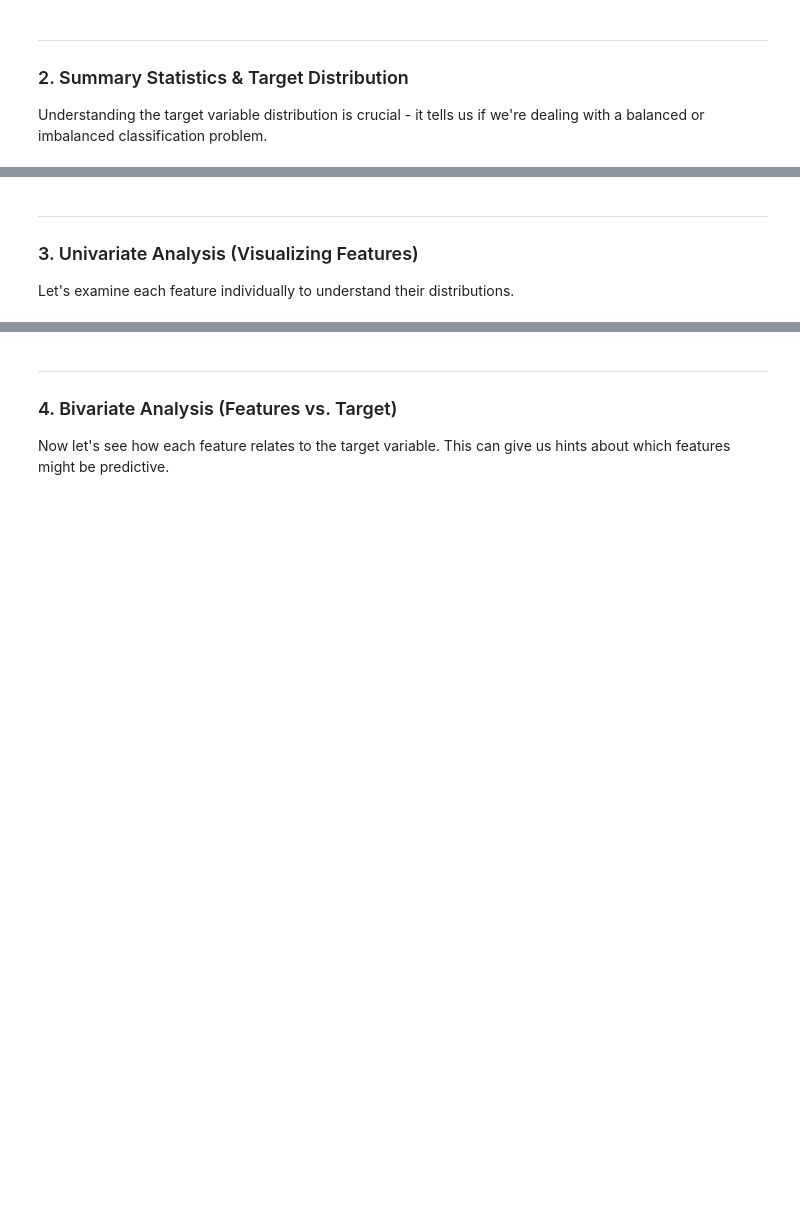
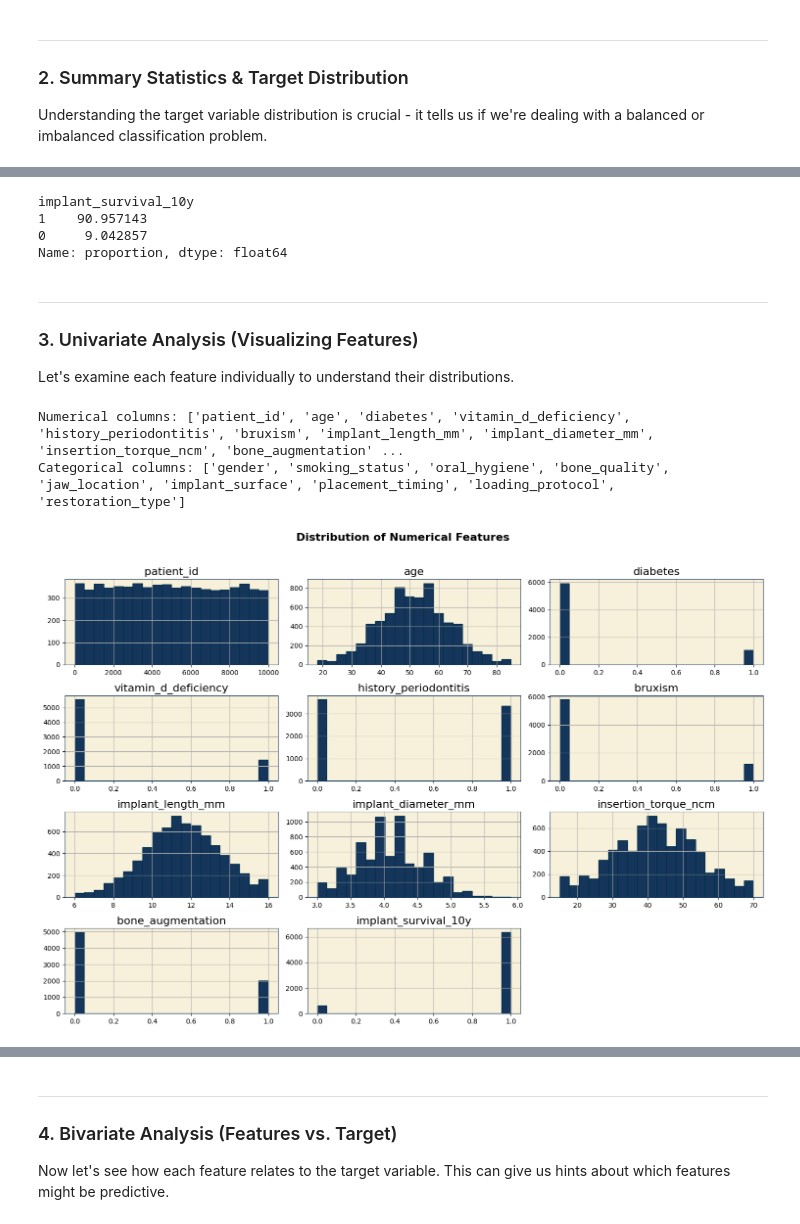
Before and after one commit to Tuminha/Implant-Success-Kaggle-Competition-, a Jupyter notebook: notebooks/01_EDA.ipynb, the cells around one changed output, grey strips where cells are left out. Saved outputs shown, nothing was run; the diff lists cells and outputs as text; code cells hidden in the pictures; blank space fills up the shorter version.

```diff
--- a/notebooks/01_EDA.ipynb
+++ b/notebooks/01_EDA.ipynb
@@ -119,7 +234,15 @@ plt.show()
 # TODO: Calculate the percentage of each class in the target variable.
 # Hint: Use df['implant_survival_10y'].value_counts(normalize=True) * 100
 # This will help you understand if the dataset is imbalanced.
-...
+
+survived_percentage = df['implant_survival_10y'].value_counts(normalize=True) * 100
+
+print(survived_percentage)
+# %% [output]
+implant_survival_10y
+1    90.957143
+0     9.042857
+Name: proportion, dtype: float64
 # %% [markdown]
 ---
 
@@ -131,26 +254,34 @@ Let's examine each feature individually to understand their distributions.
 # Hint: Use df.select_dtypes(include=['int64', 'float64']).columns for numerical
 # and df.select_dtypes(include=['object']).columns for categorical.
 
-numerical_cols = ...
-categorical_cols = ...
+numerical_cols = df.select_dtypes(include=['int64', 'float64']).columns
+categorical_cols = df.select_dtypes(include=['object']).columns
 
 print(f"Numerical columns: {list(numerical_cols)}")
 print(f"Categorical columns: {list(categorical_cols)}")
+# %% [output]
+Numerical columns: ['patient_id', 'age', 'diabetes', 'vitamin_d_deficiency', 'history_periodontitis', 'bruxism', 'implant_length_mm', 'implant_diameter_mm', 'insertion_torque_ncm', 'bone_augmentation' ...
+Categorical columns: ['gender', 'smoking_status', 'oral_hygiene', 'bone_quality', 'jaw_location', 'implant_surface', 'placement_timing', 'loading_protocol', 'restoration_type']
 # %%
 # TODO: Create histograms for all numerical features to understand their distributions.
 # Hint: Use df[numerical_cols].hist() and adjust the figure size.
 
 # TODO: Create histograms
 # df[numerical_cols].hist(bins=20, figsize=(15, 10), color=COLORS['periospot_blue'],
 #                         edgecolor=COLORS['mystic_blue'])
-...
+
+df[numerical_cols].hist(bins=20, figsize=(15, 10), color=COLORS['periospot_blue'],
+                        edgecolor=COLORS['mystic_blue'])
+
 
 plt.suptitle('Distribution of Numerical Features', fontsize=16, fontweight='bold', y=1.02)
 plt.tight_layout()
 
 # TODO: Save the figure
-# plt.savefig('../figures/numerical_distributions.png', dpi=150, bbox_inches='tight')
+plt.savefig('../figures/numerical_distributions.png', dpi=150, bbox_inches='tight')
 plt.show()
+# %% [output]
+[figure, added]
 # %%
 # TODO: Create count plots for all categorical features.
 # Hint: Loop through the categorical columns and use sns.countplot().
```
Also changed, not shown: parts of 20 cells of this notebook, 8 other files.
